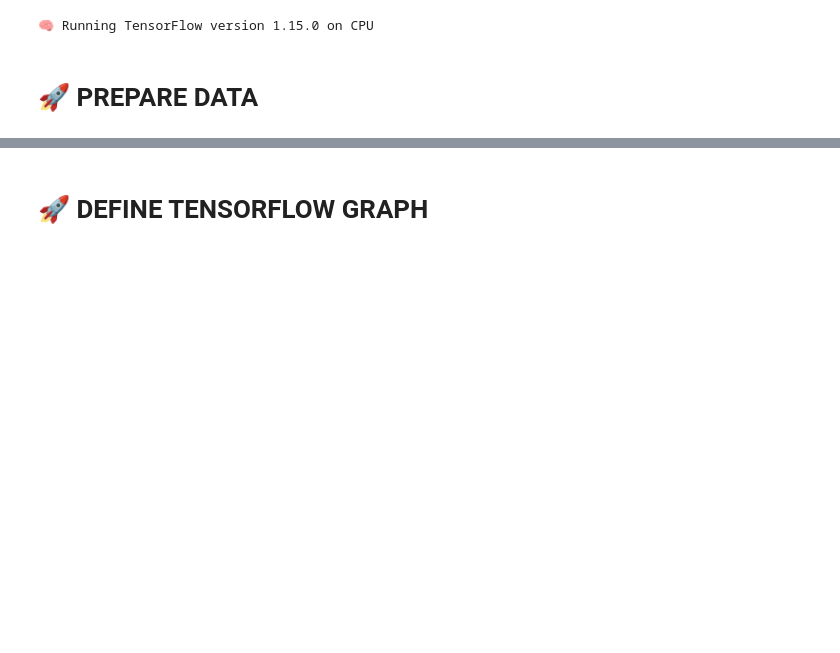
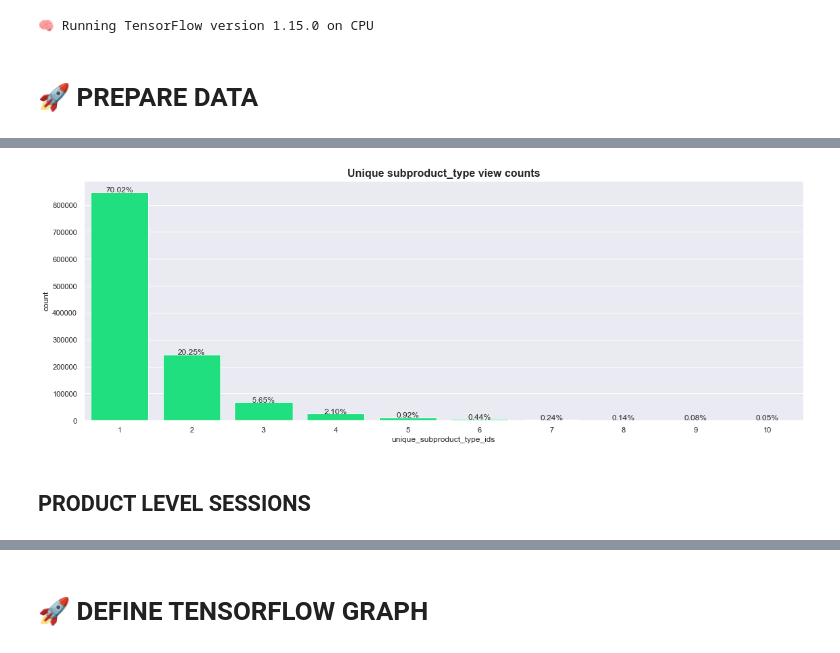
Before and after one commit to marnixkoops/bayesian-personalized-ranking, a Jupyter notebook: bayesian-personalized-ranking.ipynb, the cells around one changed output, grey strips where cells are left out. Saved outputs shown, nothing was run; the diff lists cells and outputs as text; code cells hidden in the pictures; blank space fills up the shorter version.

```diff
--- a/bayesian-personalized-ranking.ipynb
+++ b/bayesian-personalized-ranking.ipynb
@@ -84,0 +173,19 @@ df.head(3)
+# %%
+df_spt_grouped_counts = pd.DataFrame(df_spt_grouped['subproduct_type_id'].value_counts()).reset_index(drop=False)
+df_spt_grouped_counts.columns = ['unique_subproduct_type_ids', 'count']
+# %%
+plt.figure(figsize=(16,6))
+ax = sns.barplot(data=df_spt_grouped_counts[0:10], x='unique_subproduct_type_ids', y='count', color="springgreen", label="subproduct_type view counts")
+plt.title('Unique subproduct_type view counts', weight='bold').set_fontsize('16')
+for p in ax.patches:
+    height = p.get_height()
+    ax.text(p.get_x()+p.get_width()/2.,
+            height + 3,
+            '{:1.2f}%'.format(height/len(df_spt_grouped)*100),
+            ha="center").set_fontsize('12')
+plt.tight_layout()
+plt.savefig("plots/subproduct_type_counts.png")
+# %% [output]
+[figure, added]
+# %% [markdown]
+## PRODUCT LEVEL SESSIONS
```
Also changed, not shown: parts of 35 cells of this notebook, 2 other files.
